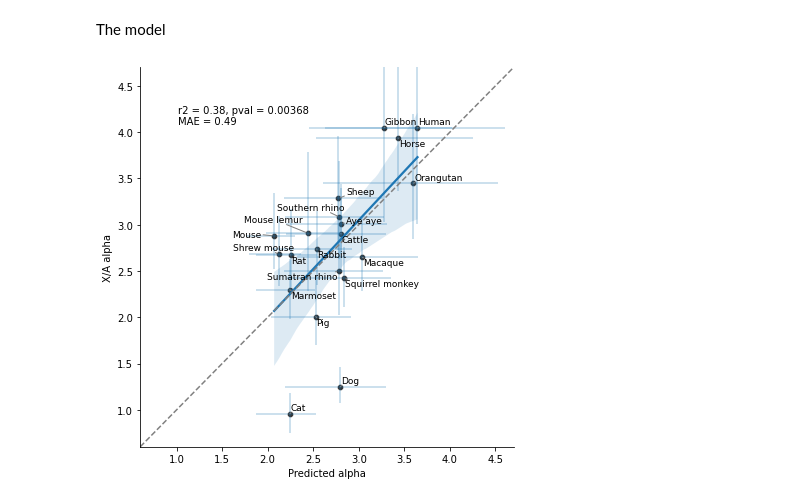
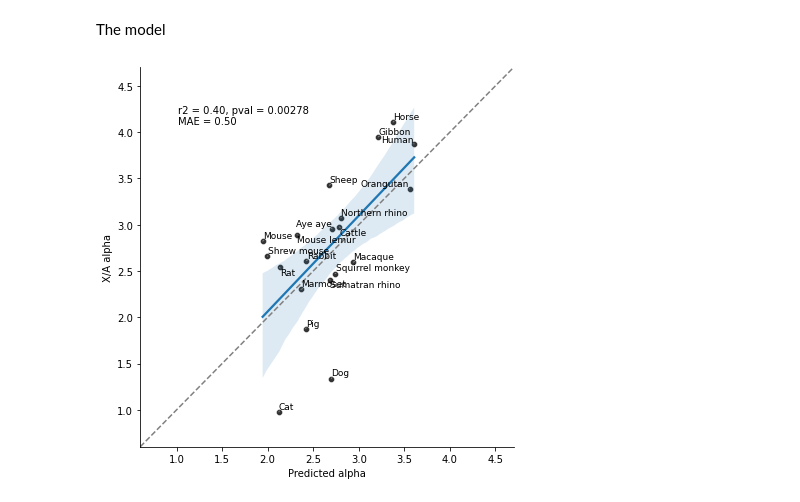
Before and after one commit to flw88/mut_sex_bias_amniotes, a Jupyter notebook: notebooks/2exposure_model.ipynb, the cells around one changed output. Cells and saved outputs as stored; diff of their text form; code cells hidden in the pictures.

Commit message:
R/notebook/sh scripts

```diff
--- a/notebooks/2exposure_model.ipynb
+++ b/notebooks/2exposure_model.ipynb
@@ -34,17 +36,17 @@ complete_data = xa_alpha.set_index("species").join(subrates.set_index("Species")
 # %%
 # Fill generation times that are known but missing in the database
 
-fill_gen_t = {"Bos_taurus": 6*365,
+fill_gen_t = {"Bos_taurus": 6.55*365,
               "Canis_lupus_familiaris": 3.5*365,
-              "Ceratotherium_simum_cottoni":13*365,
+              "Ceratotherium_simum_cottoni":14.7*365,
               "Nomascus_leucogenys":13.5*365,
               "Equus_caballus":12*365,
               "Felis_catus": 2.25*365,
               "Homo_sapiens":29*365,
               "Ovis_aries":5.1*365,
-              "Callithrix_jacchus": 2.5*365,
+              "Callithrix_jacchus": 3.1*365,
               "Dicerorhinus_sumatrensis":12*365,
-              "Macaca_mulatta":7.5*365,
+              "Macaca_mulatta":7.35*365,
               "Microcebus_murinus":3.125*365,
               "Mus_musculus":0.75*365,
               "Mus_pahari":0.75*365,
@@ -98,12 +100,12 @@ def model(mu_y, G_a, ratios, mu_e, alpha, species, hue):
         female = mu_f*G_f + mu_e
         alphas_r.append(male/female)
 
-    return pd.Series([mu_e,mu_e,mu_e,species,alphas_r[0], alphas_r[1], alphas_r[2], hue])
+    return pd.Series([mu_e,mu_y*G_a-mu_e,mu_e/(mu_y*G_a),species,alphas_r[0], alphas_r[1], alphas_r[2], hue])
 # %%
 species2common = {'Bos_taurus': 'Cattle',
                   'Callithrix_jacchus': 'Marmoset',
                   'Canis_lupus_familiaris': 'Dog',
-                  'Ceratotherium_simum_cottoni': 'Southern rhino',
+                  'Ceratotherium_simum_cottoni': 'Northern rhino',
                   'Dicerorhinus_sumatrensis': 'Sumatran rhino',
                   'Equus_caballus': 'Horse',
                   'Felis_catus': 'Cat',
@@ -123,9 +125,9 @@ species2common = {'Bos_taurus': 'Cattle',
                  }
 # %%
 # Predict
-E = 4.5/3e9
+E = 5/3e9
 subd = complete_data[(~complete_data.GenerationLength_d.isna()) &
-                     (~complete_data.MutPerYearUCSC.isna())
+                     (~complete_data.MutPerYearUCSC.isna()) #& (~complete_data.species.isin(["Felis_catus","Canis_lupus_familiaris"]))
                      #(complete_data.species.isin(["Bos_taurus","Equus_caballus","Ceratotherium_simum_cottoni","Dicerorhinus_sumatrensis","Ovis_aries"]))
                      #(complete_data.species.isin(["Callithrix_jacchus","Homo_sapiens","Daubentonia_madagascariensis","Pongo_abelii","Saimiri_boliviensis","Nomascus_leucogenys","Macaca_mulatta","Microcebus_murinus"]))
                      #& (~complete_data.species.isin(["Felis_catus","Canis_lupus_familiaris"]))
@@ -147,30 +149,30 @@ color_labels = predicted_alphas['experiment'].unique()
 # %%
 f,ax = plt.subplots(figsize=[6,6])
 r1,pval = stats.pearsonr(predicted_alphas.predicted_alpha, predicted_alphas.alpha)
 r2 = r1**2
 mae = mean_absolute_error(predicted_alphas.predicted_alpha, predicted_alphas.alpha)
 sns.scatterplot(data=predicted_alphas, x="predicted_alpha",y="alpha",ax=ax,legend=False, color="black", alpha=0.8)#, hue="experiment", hue_order=color_labels)#
 sns.regplot(data = predicted_alphas, x="predicted_alpha", y="alpha", ax=ax, scatter=False)
 
 rgb_values = sns.color_palette("Set1", 8)
 color_map = dict(zip(color_labels, rgb_values))
-ax.hlines(xmin=predicted_alphas.predicted_alpha_lwr, xmax=predicted_alphas.predicted_alpha_upr, y=predicted_alphas.alpha, linewidth=1.5, alpha=0.3)#, color=predicted_alphas['experiment'].map(color_map))
-ax.vlines(ymin=predicted_alphas.min_alpha, ymax=predicted_alphas.max_alpha, x=predicted_alphas.predicted_alpha, linewidth=1.5, alpha=0.3)
+#ax.hlines(xmin=predicted_alphas.predicted_alpha_lwr, xmax=predicted_alphas.predicted_alpha_upr, y=predicted_alphas.alpha, linewidth=1.5, alpha=0.3)#, color=predicted_alphas['experiment'].map(color_map))
+#ax.vlines(ymin=predicted_alphas.min_alpha, ymax=predicted_alphas.max_alpha, x=predicted_alphas.predicted_alpha, linewidth=1.5, alpha=0.3)
 
 texts = [ax.text(r.predicted_alpha, r.alpha,species2common[r.species], size=9) for i,r in predicted_alphas.iterrows()]
 adjust_text(texts,arrowprops=dict(arrowstyle='-', color='gray'))
 
 
 ax.text(0.1,0.85,"r2 = {:.2f}, pval = {:.5f}\nMAE = {:.2f}".format(r2, pval,mae),transform = ax.transAxes)
 identity_line(color="gray")
 sns.despine()
 ax.set_xlim([0.6,4.7])
 ax.set_ylim([0.6,4.7])
 ax.set_ylabel("X/A alpha")
 ax.set_xlabel("Predicted alpha")
 
 plt.tight_layout()
 
-#f.savefig("../scripts/pdfs/Primates_2exposure_model.pdf",dpi=1000)
+#f.savefig("../scripts/pdfs/2exposure_model_no_error_bars.pdf",dpi=1000)
 # %% [output]
-[figure, old version]
+[figure, new version]
```
Also changed, not shown: parts of 4 cells of this notebook, 53 other files.
